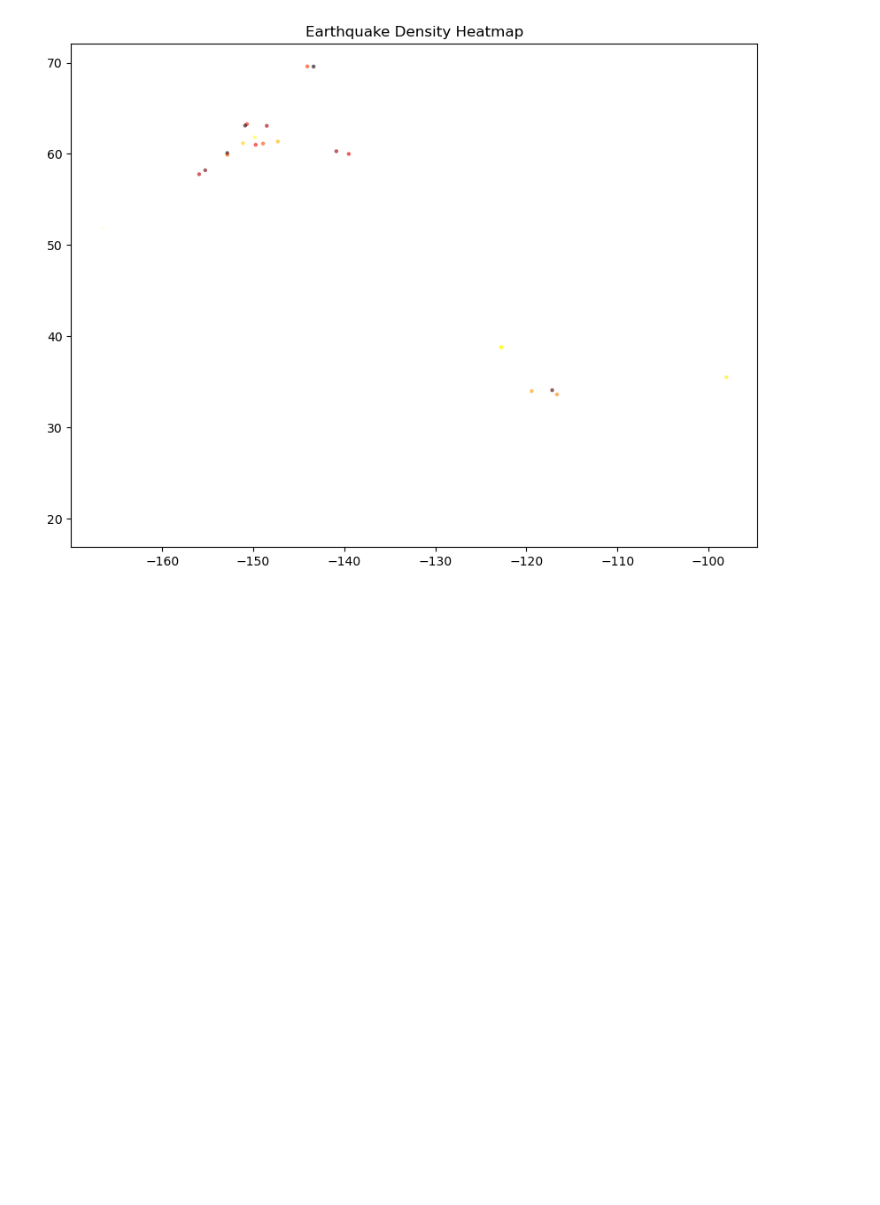
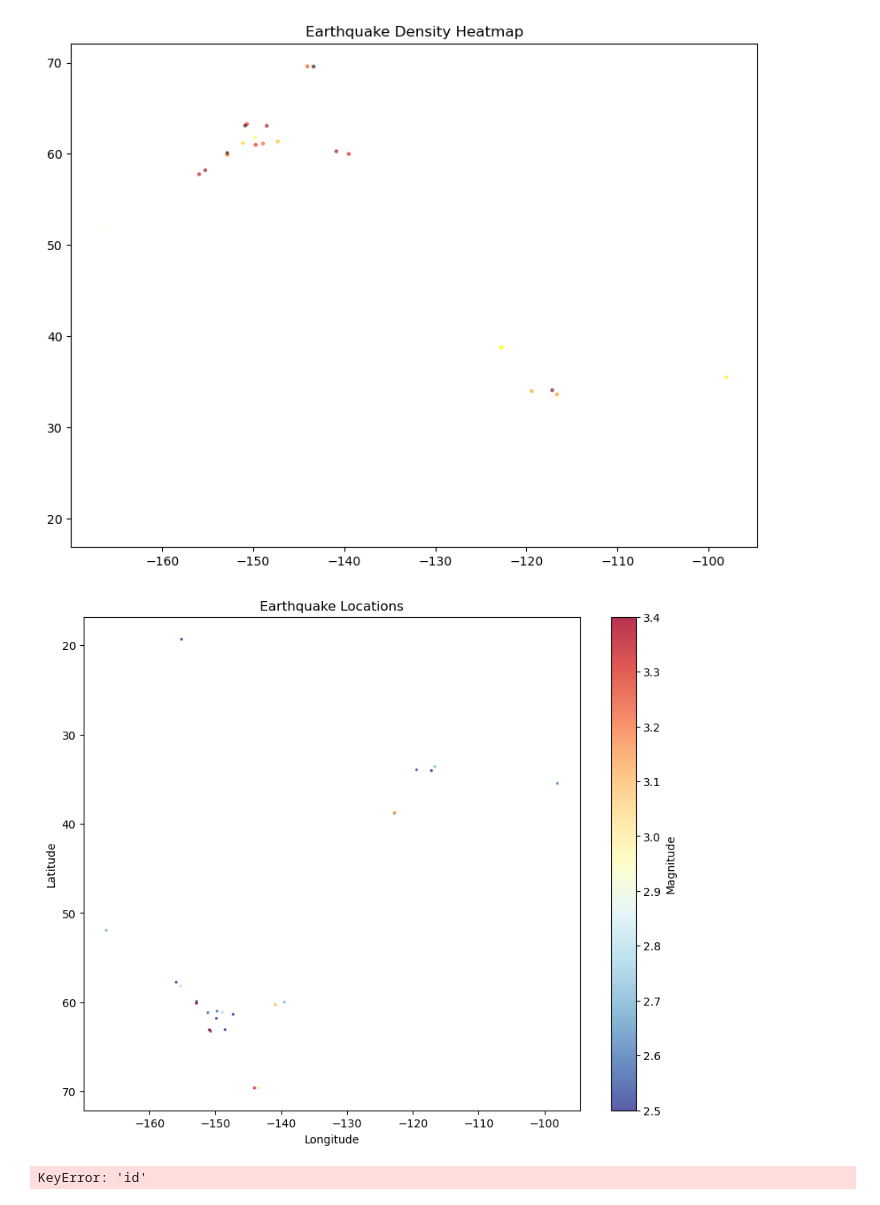
Before and after one commit to Pegrume88/Introduction-to-Python-Scripting-for-Geospatial, a Jupyter notebook: Analyzing-Earthquake-Data.ipynb, the cells around one changed output. Drawn from its saved outputs; the diff is of its cells as text; code cells hidden in the pictures; blank space fills up the shorter version.

```diff
--- a/Analyzing-Earthquake-Data.ipynb
+++ b/Analyzing-Earthquake-Data.ipynb
@@ -151,3 +151,62 @@ ax.set_title('Earthquake Density Heatmap')
 plt.show()
 # %% [output]
 [figure]
+# %%
+import geopandas as gpd
+import matplotlib.pyplot as plt
+import matplotlib.cm as cm
+
+# Read the earthquake data CSV file into a DataFrame
+earthquake_data = pd.read_csv('earthquake_data.csv')
+
+# Create a GeoDataFrame with Point geometries based on latitude and longitude
+geometry = gpd.points_from_xy(earthquake_data['longitude'], earthquake_data['latitude'])
+gdf = gpd.GeoDataFrame(earthquake_data, geometry=geometry)
+
+# Set up the plot
+fig, ax = plt.subplots(figsize=(10, 8))
+
+# Color-code the markers by earthquake magnitude
+sc = ax.scatter(gdf['longitude'], gdf['latitude'], c=gdf['mag'], cmap='RdYlBu_r', s=gdf['mag'], alpha=0.8)
+
+# Customize the plot
+ax.set_title('Earthquake Locations')
+ax.set_xlabel('Longitude')
+ax.set_ylabel('Latitude')
+
+# Adjust the point size
+ax.set_ylim(ax.get_ylim()[::-1])  # Reverse the y-axis to match latitude convention
+ax.set_xlim(ax.get_xlim())  # Adjust the x-axis limits if needed
+
+# Create a colorbar legend from the scatter plot
+cbar = plt.colorbar(sc, ax=ax)
+cbar.set_label('Magnitude')
+
+# Show the plot
+plt.show()
+# %% [output]
+[figure, added]
+# %%
+import geopandas as gpd
+from shapely.geometry import Point
+
+# Read the earthquake data CSV file into a GeoDataFrame
+earthquake_data = pd.read_csv('earthquake_data.csv')
+gdf_earthquake = gpd.GeoDataFrame(earthquake_data, geometry=[Point(x, y) for x, y in zip(earthquake_data['longitude'], earthquake_data['latitude'])])
+
+# Set the CRS for the earthquake GeoDataFrame
+gdf_earthquake.crs = 'EPSG:4326'  # Assuming the data is in WGS84 coordinate system
+
+# Read the boundary data shapefile/GeoJSON file into a GeoDataFrame
+boundary_data = gpd.read_file('boundary_data.GeoJSON')
+
+# Reproject the boundary data to match the CRS of the earthquake data
+boundary_data = boundary_data.to_crs(gdf_earthquake.crs)
+
+# Perform the geospatial join
+join_result = gpd.sjoin(gdf_earthquake, boundary_data, op='within')
+
+# Calculate aggregated statistics per region
+aggregated_stats = join_result.groupby('id').agg({'count': 'sum', 'mag': 'max'})
+# %% [output]
+KeyError: 'id'
```
Also changed, not shown: parts of 1 cell of this notebook.
